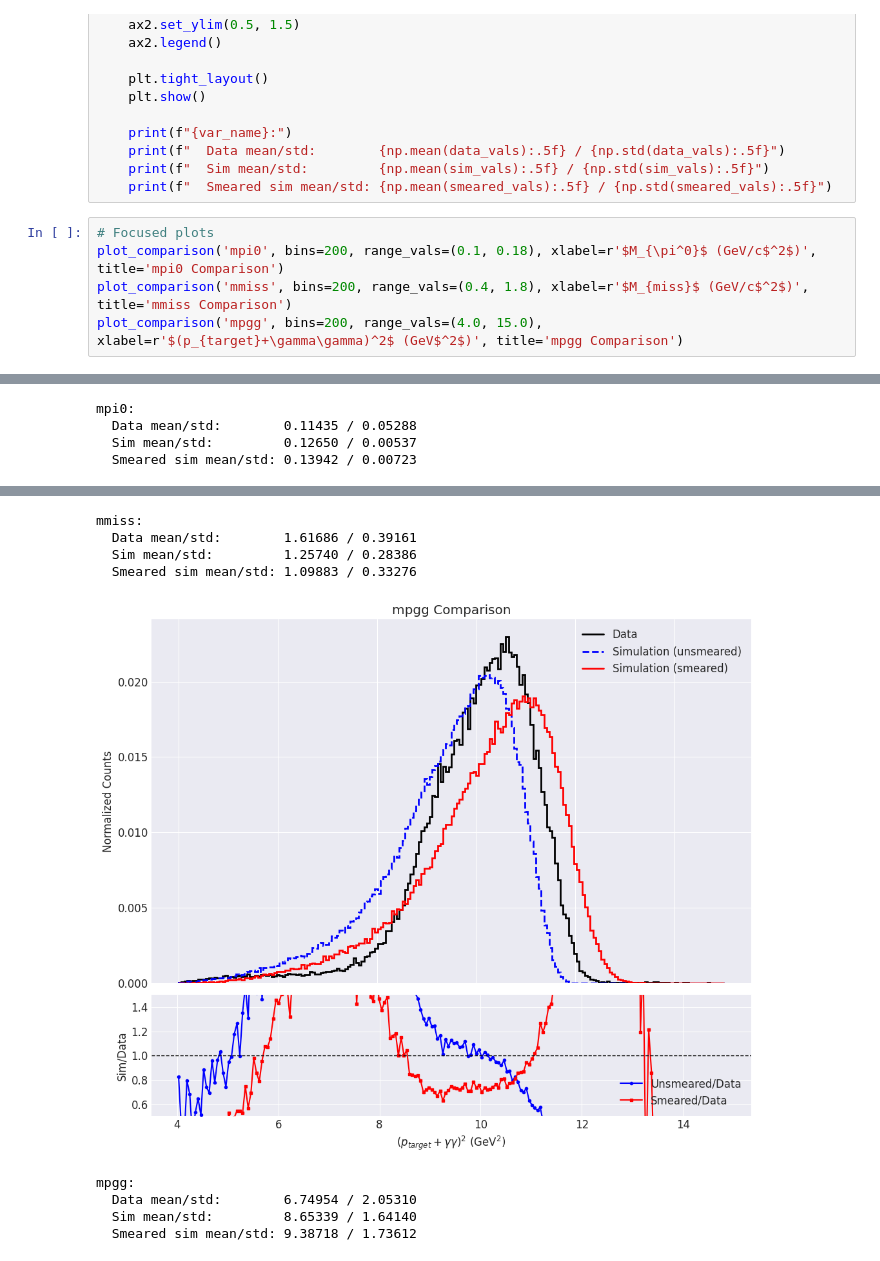
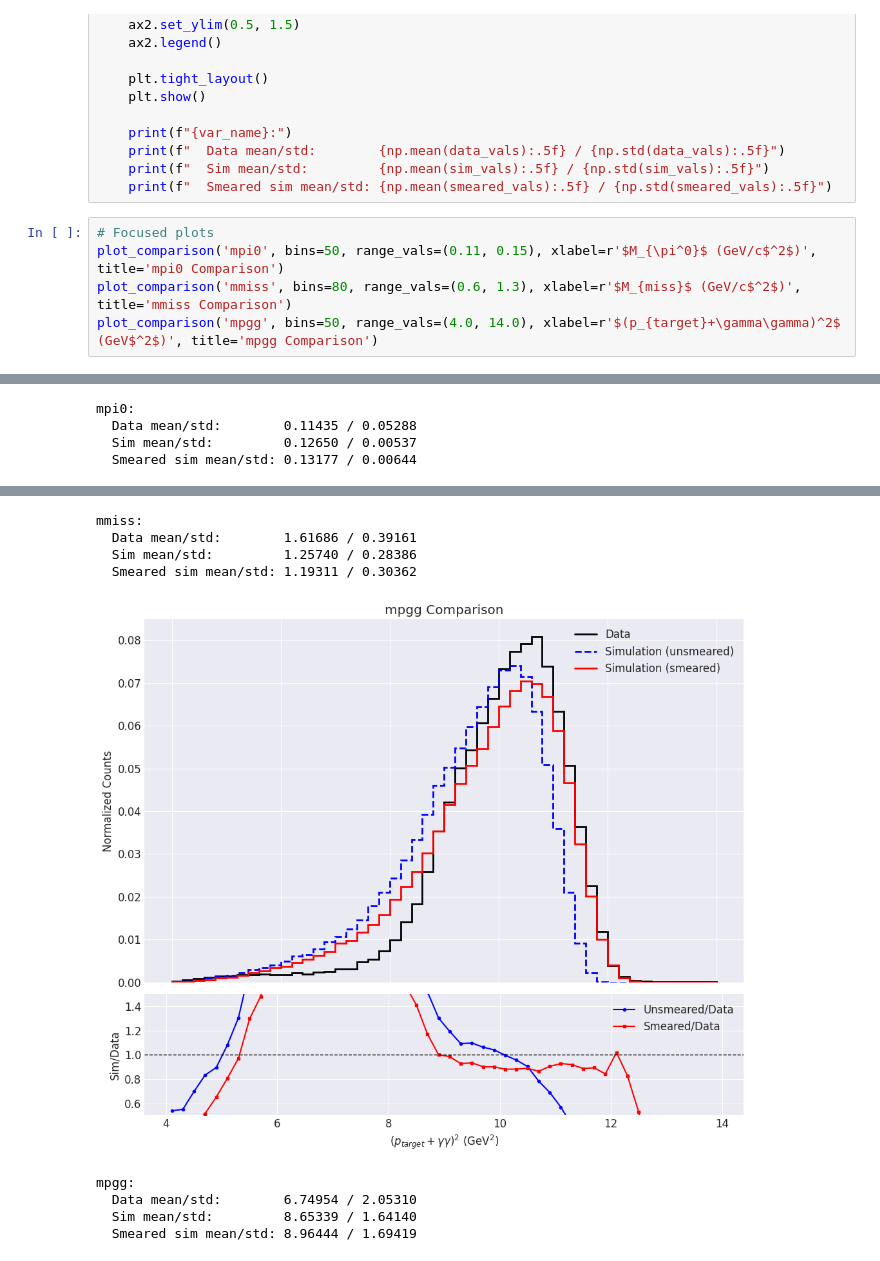
Before and after one commit to avnishphy/nps_analysis, a Jupyter notebook: pi0_analysis/root_analysis_env/scripts/compare_mpi0_mmiss_mpgg.ipynb, the cells around one changed output, grey strips where cells are left out. Drawn from its saved outputs; the diff is of its cells as text.

```diff
--- a/pi0_analysis/root_analysis_env/scripts/compare_mpi0_mmiss_mpgg.ipynb
+++ b/pi0_analysis/root_analysis_env/scripts/compare_mpi0_mmiss_mpgg.ipynb
@@ -239,7 +239,7 @@ def plot_comparison(var_name, bins=80, range_vals=None, xlabel=None, title=None)
     print(f"  Smeared sim mean/std: {np.mean(smeared_vals):.5f} / {np.std(smeared_vals):.5f}")
 # %%
 # Focused plots
-plot_comparison('mpi0', bins=200, range_vals=(0.1, 0.18), xlabel=r'$M_{\pi^0}$ (GeV/c$^2$)', title='mpi0 Comparison')
-plot_comparison('mmiss', bins=200, range_vals=(0.4, 1.8), xlabel=r'$M_{miss}$ (GeV/c$^2$)', title='mmiss Comparison')
-plot_comparison('mpgg', bins=200, range_vals=(4.0, 15.0), xlabel=r'$(p_{target}+\gamma\gamma)^2$ (GeV$^2$)', title='mpgg Comparison')
+plot_comparison('mpi0', bins=50, range_vals=(0.11, 0.15), xlabel=r'$M_{\pi^0}$ (GeV/c$^2$)', title='mpi0 Comparison')
+plot_comparison('mmiss', bins=80, range_vals=(0.6, 1.3), xlabel=r'$M_{miss}$ (GeV/c$^2$)', title='mmiss Comparison')
+plot_comparison('mpgg', bins=50, range_vals=(4.0, 14.0), xlabel=r'$(p_{target}+\gamma\gamma)^2$ (GeV$^2$)', title='mpgg Comparison')
 # %% [output]
@@ -247,4 +247,4 @@ plot_comparison('mpgg', bins=200, range_vals=(4.0, 15.0), xlabel=r'$(p_{target}+
 mpi0:
   Data mean/std:        0.11435 / 0.05288
   Sim mean/std:         0.12650 / 0.00537
-  Smeared sim mean/std: 0.13942 / 0.00723
+  Smeared sim mean/std: 0.13177 / 0.00644
@@ -252,9 +252,9 @@ mpi0:
 mmiss:
   Data mean/std:        1.61686 / 0.39161
   Sim mean/std:         1.25740 / 0.28386
-  Smeared sim mean/std: 1.09883 / 0.33276
+  Smeared sim mean/std: 1.19311 / 0.30362
-[figure, old version]
+[figure, new version]
 mpgg:
   Data mean/std:        6.74954 / 2.05310
   Sim mean/std:         8.65339 / 1.64140
-  Smeared sim mean/std: 9.38718 / 1.73612
+  Smeared sim mean/std: 8.96444 / 1.69419
```
Also changed, not shown: parts of 1 cell of this notebook, 19 other files.
